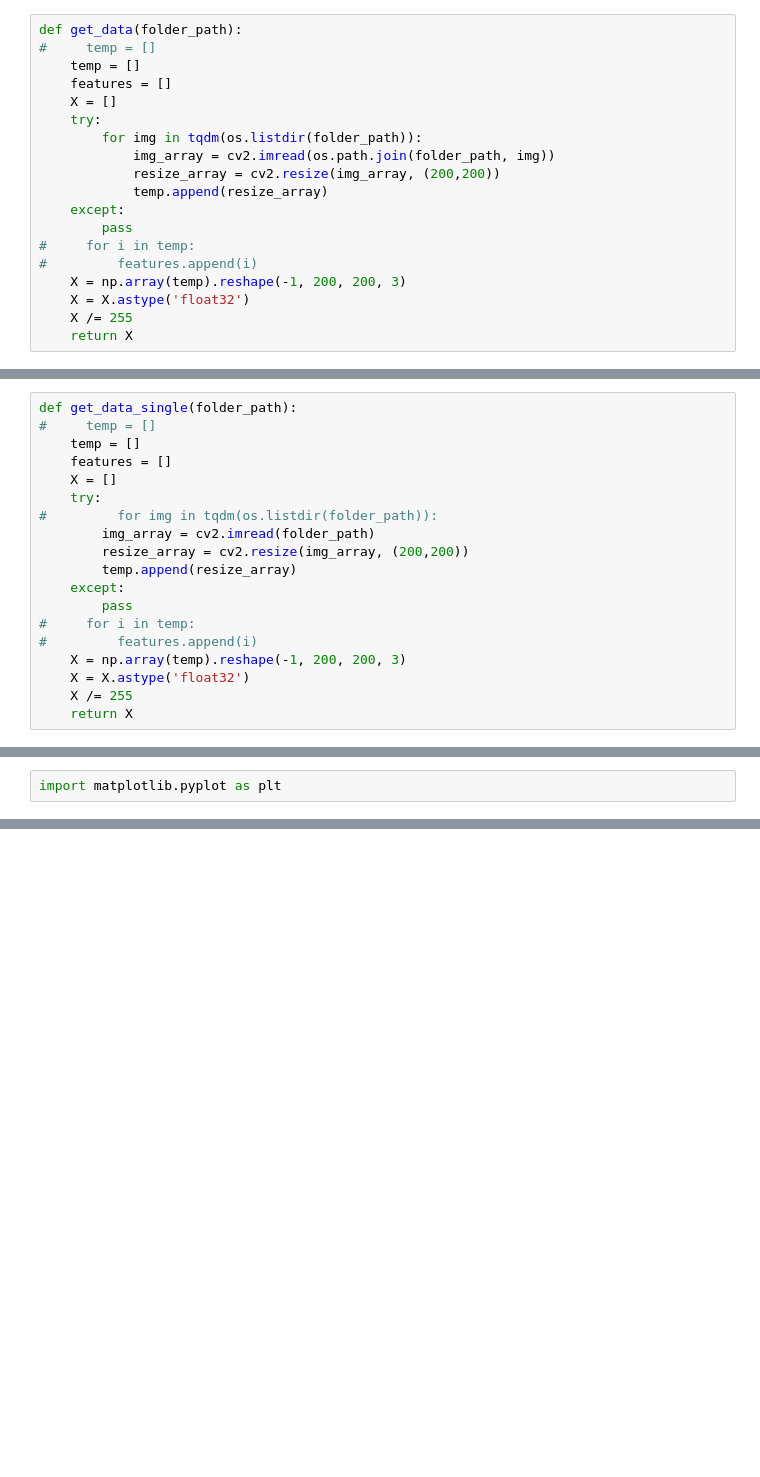
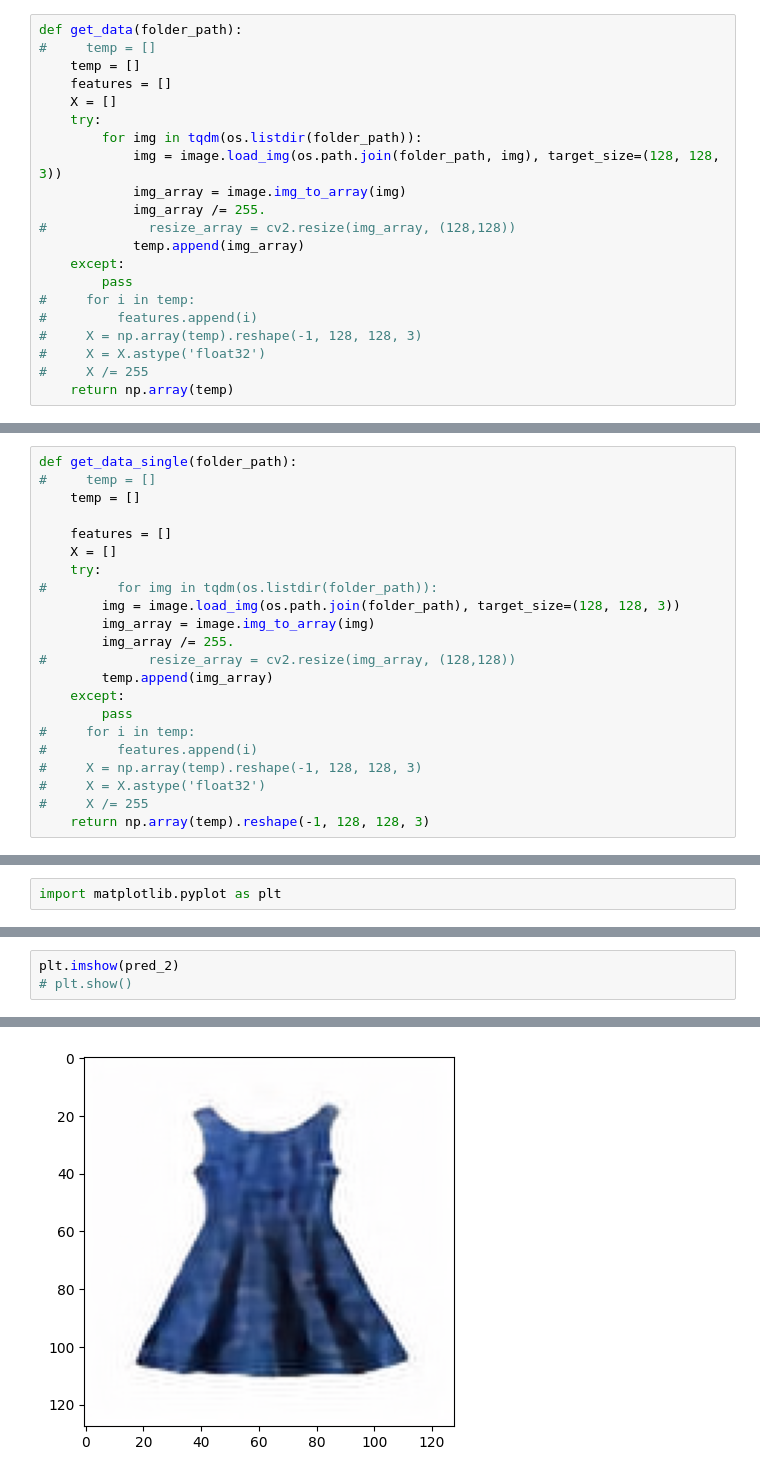
Before and after one commit to YuvrajSingh-mist/FashionX, a Jupyter notebook: encoder-decoder.ipynb, the cells around one changed output, grey strips where cells are left out. Cells and saved outputs as stored; diff of their text form; blank space fills up the shorter version.

Commit message:
Added the encoder-decoder architecture for images

```diff
--- a/encoder-decoder.ipynb
+++ b/encoder-decoder.ipynb
@@ -28,17 +29,19 @@ def get_data(folder_path):
     X = []
     try:
         for img in tqdm(os.listdir(folder_path)):
-            img_array = cv2.imread(os.path.join(folder_path, img))
-            resize_array = cv2.resize(img_array, (200,200))
-            temp.append(resize_array)
+            img = image.load_img(os.path.join(folder_path, img), target_size=(128, 128, 3))
+            img_array = image.img_to_array(img)
+            img_array /= 255.
+#             resize_array = cv2.resize(img_array, (128,128))
+            temp.append(img_array)
     except:
         pass
 #     for i in temp:
 #         features.append(i)
-    X = np.array(temp).reshape(-1, 200, 200, 3)
-    X = X.astype('float32')
-    X /= 255
-    return X
+#     X = np.array(temp).reshape(-1, 128, 128, 3)
+#     X = X.astype('float32')
+#     X /= 255
+    return np.array(temp)
 # %%
 # test_ds = tf.keras.utils.image_dataset_from_directory(
 #     directory = '/kaggle/input/re-polyvare-scaled/Re-polyvare-scaled',
@@ -103,21 +170,24 @@ train_ds
 def get_data_single(folder_path):
 #     temp = []
     temp = []
+
     features = []
     X = []
     try:
 #         for img in tqdm(os.listdir(folder_path)):
-        img_array = cv2.imread(folder_path)
-        resize_array = cv2.resize(img_array, (200,200))
-        temp.append(resize_array)
+        img = image.load_img(os.path.join(folder_path), target_size=(128, 128, 3))
+        img_array = image.img_to_array(img)
+        img_array /= 255.
+#             resize_array = cv2.resize(img_array, (128,128))
+        temp.append(img_array)
     except:
         pass
 #     for i in temp:
 #         features.append(i)
-    X = np.array(temp).reshape(-1, 200, 200, 3)
-    X = X.astype('float32')
-    X /= 255
-    return X
+#     X = np.array(temp).reshape(-1, 128, 128, 3)
+#     X = X.astype('float32')
+#     X /= 255
+    return np.array(temp).reshape(-1, 128, 128, 3)
 # %%
 encoder = Model(input_img, encoded)
 # %%
@@ -159,0 +292,4 @@ plt.imshow(pred.reshape(25,25))
+# %%
+plt.imshow(pred_2)
+# plt.show()
+# %% [output]
@@ -159,0 +297 @@ plt.imshow(pred.reshape(25,25))
+[figure, added]
```
Also changed, not shown: parts of 12 cells of this notebook.
